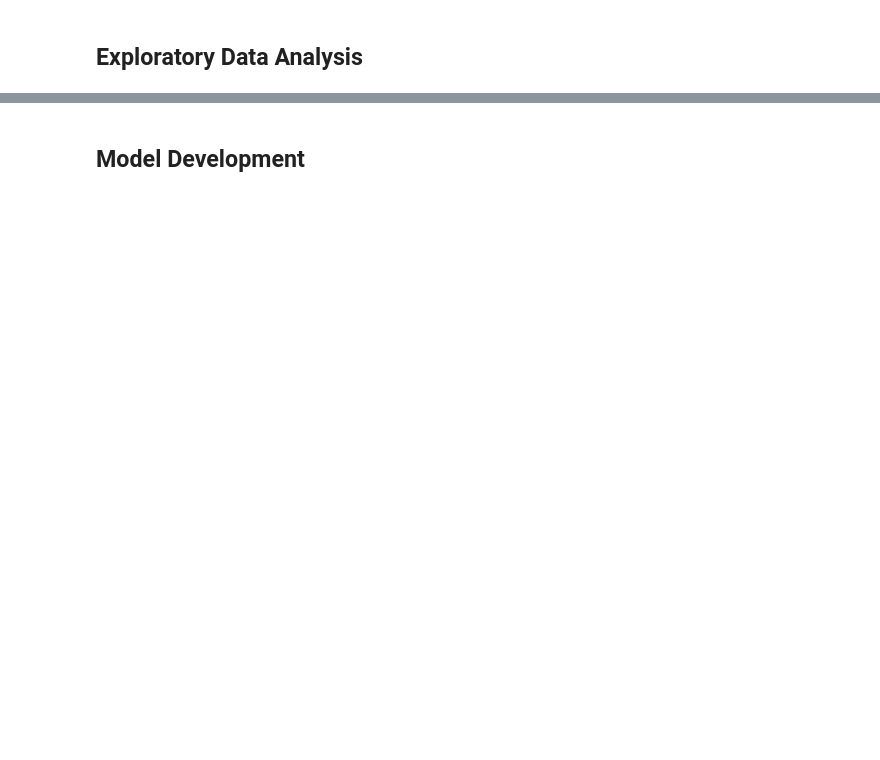
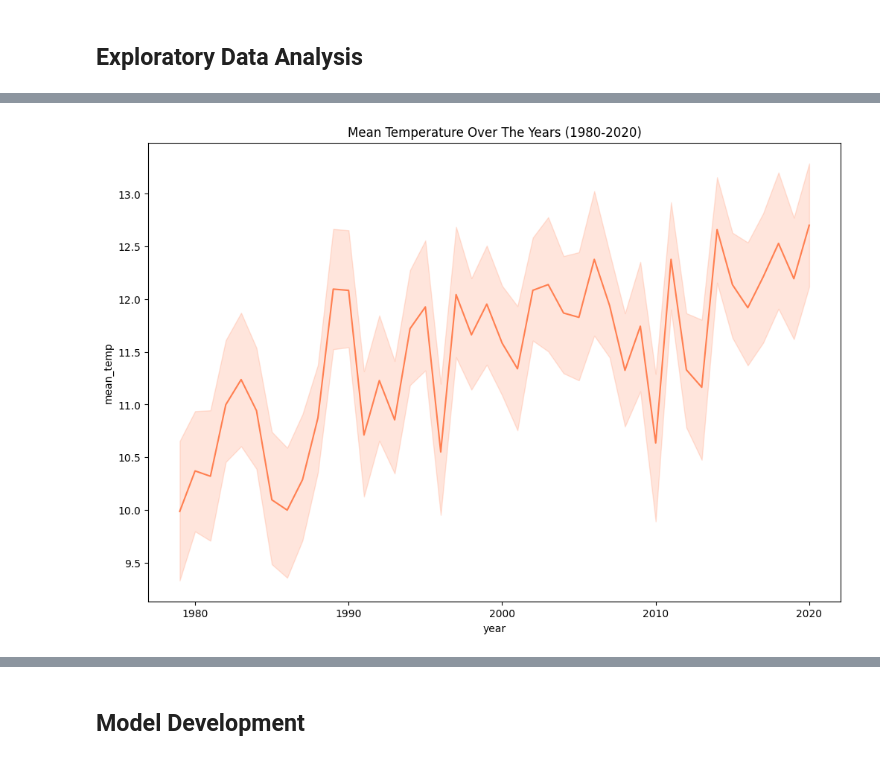
Before and after one commit to omoraisu/Benchmarking-Regression-Models-For-Temperature-Prediction-with-MLFlow, a Jupyter notebook: notebook.ipynb, the cells around one changed output, grey strips where cells are left out. Cells and saved outputs as stored; diff of their text form; code cells hidden in the pictures; blank space fills up the shorter version.

```diff
--- a/notebook.ipynb
+++ b/notebook.ipynb
@@ -188,0 +199,7 @@ dtype: int64
+# %%
+plt.figure(figsize=(12, 8))
+sns.lineplot(data=df, x="year", y="mean_temp", color="coral")
+plt.title("Mean Temperature Over The Years (1980-2020)")
+plt.show()
+# %% [output]
+[figure, added]
```
Also changed, not shown: parts of 15 cells of this notebook.
